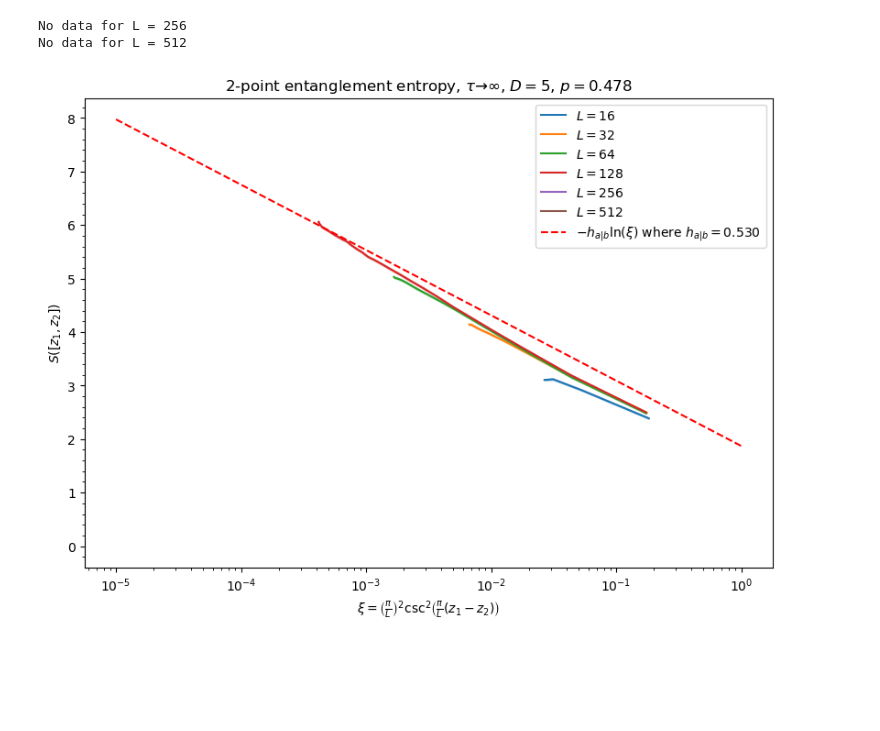
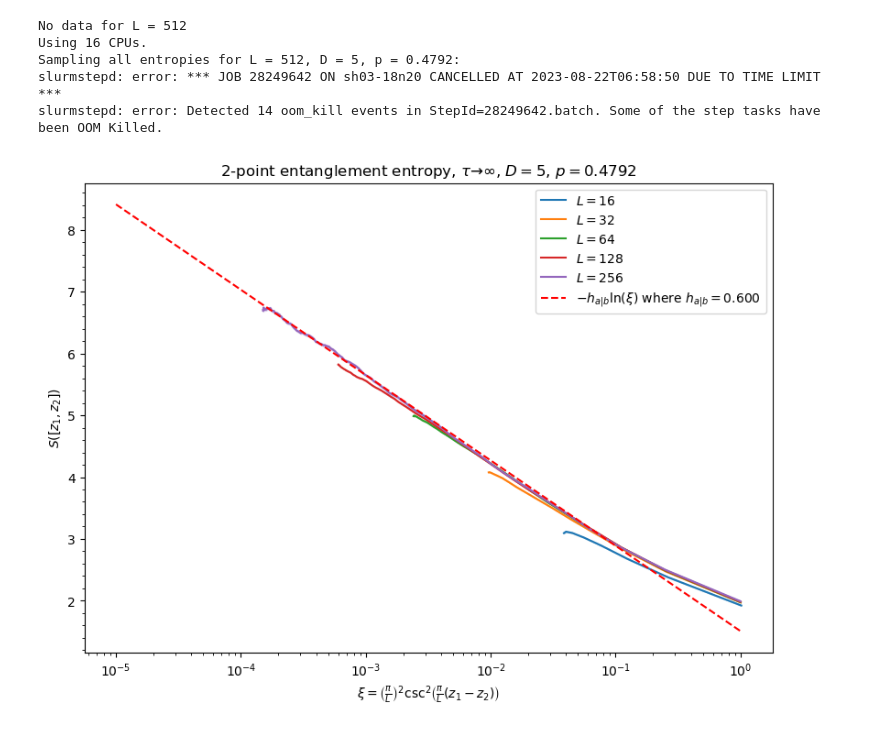
Before and after one commit to DanDan0101/clifford, a Jupyter notebook: plot_entropies.ipynb, the cells around one changed output. Drawn from its saved outputs; the diff is of its cells as text; code cells hidden in the pictures; blank space fills up the shorter version.

Commit message:
plotting, move logs

```diff
--- a/plot_entropies.ipynb
+++ b/plot_entropies.ipynb
@@ -20,8 +22,8 @@ p_dict = {
 D = 5
 p = p_dict[D]
 # %%
-# Load data. Rows are x, y_mu, y_std
-data_list = [np.zeros((3, int(L / 2))) for L in Ls]
+# Load data. Rows are xi, y_mu, y_std
+data_list = [np.zeros((3, L // 2)) for L in Ls]
 logxdata = np.array([])
 ydata = np.array([])
 stddata = np.array([])
@@ -29,45 +31,56 @@ for i, L in enumerate(Ls):
     depth = L // 2
     try:
         filename = "data/{}_{}_{}_{}_{}_entropies_all.npy".format(L, depth, shots * timesteps, p, D)
-        data_list[i] = np.load(filename)[:, 1::2]*np.log(2) # hacky solution; change later
-        if i > 2:
-            logxdata = np.append(logxdata, np.log(data_list[i][0, :]))
-            ydata = np.append(ydata, data_list[i][1, :])
-            stddata = np.append(stddata, data_list[i][2, :])
+        data_list[i][0, :] = np.array([xi(L, 0, i) for i in range(1, L // 2 + 1)])
+        data_list[i][1:, :] = np.load(filename)
+        if i >= 3: # L is 128, 256, or 512
+            logxdata = np.log(data_list[i][0, :])
+            ydata = data_list[i][1, :]
+            stddata = data_list[i][2, :]
     except:
         print("No data for L = {}".format(L))
+        t = int(np.log2(L) - 4 + 6 * (D - 1) + 1)
+        with open("logs/slurm-28249642_{}.out".format(t), "r") as filename:
+            print(filename.read())
+        data_list.pop()
+        Ls = Ls[:-1]
 # %% [output]
-No data for L = 256
 No data for L = 512
+Using 16 CPUs.
+Sampling all entropies for L = 512, D = 5, p = 0.4792:
+slurmstepd: error: *** JOB 28249642 ON sh03-18n20 CANCELLED AT 2023-08-22T06:58:50 DUE TO TIME LIMIT ***
+slurmstepd: error: Detected 14 oom_kill events in StepId=28249642.batch. Some of the step tasks have been OOM Killed.
 # %%
-def S(xilog, c):
-    return -0.53 * xilog + c
-end = logxdata.shape[0] // 2
-fit_result = curve_fit(S, logxdata[end:], ydata[end:], p0 = [1], sigma = stddata[end:])
-h = 0.53
-c = fit_result[0][0]
+def S(xilog, h, c):
+    return -h * xilog + c
+start = logxdata.shape[0] // 8
+end = 7 * logxdata.shape[0] // 8
+fit_result = curve_fit(S, logxdata[start:end], ydata[start:end], p0 = [0.5, 1], sigma = stddata[start:end])
+h = fit_result[0][0]
+c = fit_result[0][1]
 # %%
 plt.subplots(figsize = (8, 6), layout = "constrained")
 
+filename = "figs/{}_{}_entropies.png".format(D, p)
+
 for i, L in enumerate(Ls):
-    stub = "figs/{}_{}_{}_".format(shots * timesteps, p, D)
     data = data_list[i]
     x = data[0, :]
     mu = data[1, :]
     std = data[2, :]
     plt.plot(x, mu, label = "$L={}$".format(L), color = colors[i])
     plt.fill_between(x, mu - std, mu + std, color = colors[i], alpha = 0.3)
 
 xis = np.logspace(-5, 0, 1000)
 Sxis = -h * np.log(xis) + c
 plt.plot(xis, Sxis, linestyle = "--", color = "red", label = "$-h_{{a|b}}\ln(\\xi)$ where $h_{{a|b}}={:.3f}$".format(h))
 
 plt.xlabel(r"$\xi=\left(\frac{\pi}{L}\right)^2\csc^2\left(\frac{\pi}{L}(z_1-z_2)\right)$")
 plt.ylabel(r"$S([z_1,z_2])$")
 plt.title("2-point entanglement entropy, $\\tau\\to\infty$, $D={}$, $p={}$".format(D, p))
 plt.legend(loc = "upper right")
 plt.xscale('log')
 plt.minorticks_on()
-# plt.savefig(stub + "entropies.png")
+plt.savefig(filename, dpi = 300)
 # %% [output]
-[figure, old version]
+[figure, new version]
```
Also changed, not shown: parts of 2 cells of this notebook, 36 other files.
